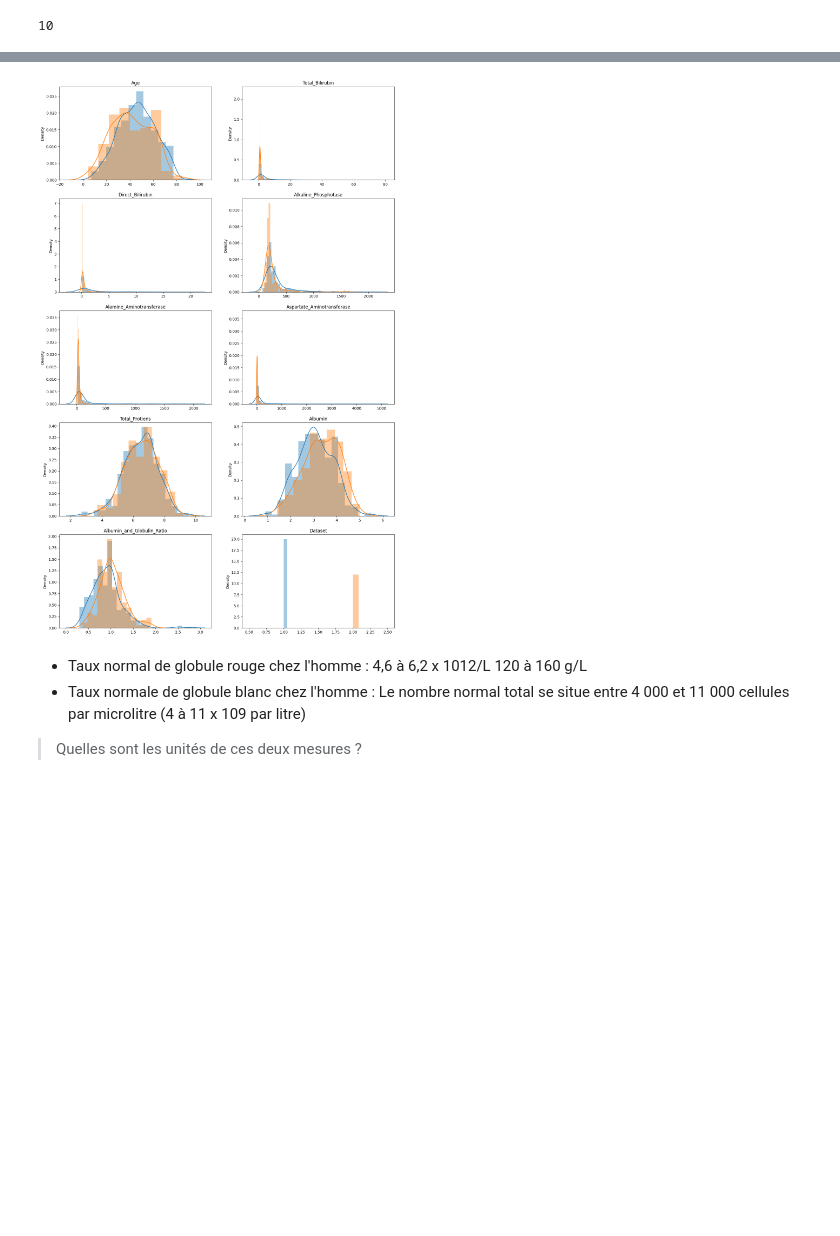
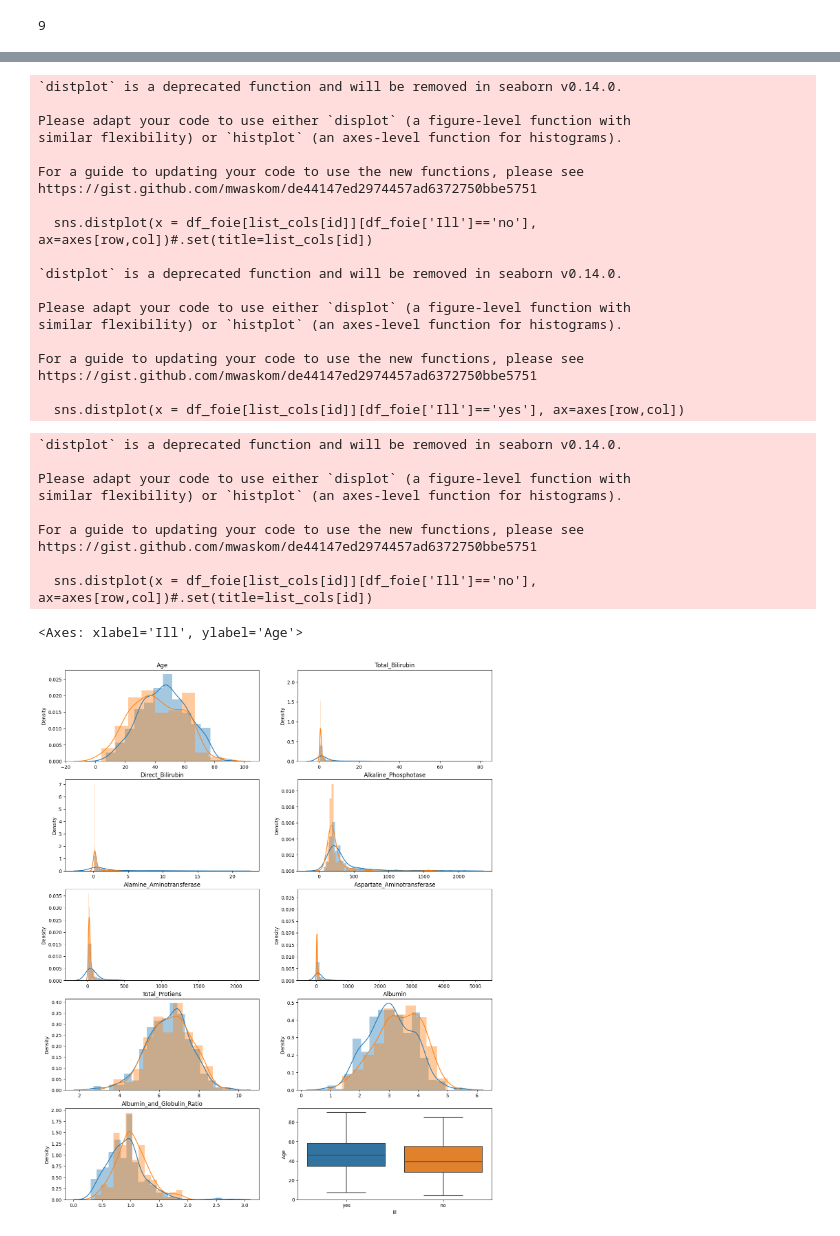
Before and after one commit to GITGENome/foie, a Jupyter notebook: Etude_maladie_foie.ipynb, the cells around one changed output, grey strips where cells are left out. Cells and saved outputs as stored; diff of their text form; code cells hidden in the pictures; blank space fills up the shorter version.

```diff
--- a/Etude_maladie_foie.ipynb
+++ b/Etude_maladie_foie.ipynb
@@ -35,0 +77,5 @@ Name: Dataset, dtype: int64
+# %%
+cat_cols = [col for col in df_foie.select_dtypes(['object']).columns]
+
+for col in cat_cols:
+  print(f"{col} : {df_foie[col].unique()} values\n")
@@ -35,0 +90,6 @@ Name: Dataset, dtype: int64
+# %%
+# Rennomage colonnes
+df_foie.rename(columns = {"Dataset":'Ill'}, inplace = True)
+
+# Rennomage données dans dataset
+df_foie['Ill'] = df_foie['Ill'].apply(lambda x : 'yes' if x==1 else 'no')
@@ -52,3 +125,6 @@ df_foie
+# %%
+# Suppression des valeurs manquantes
+df_foie.dropna(inplace = True)
 # %%
 for col in df_foie.select_dtypes(object).columns:
   print(df_foie[col].value_counts())
@@ -85,7 +171,7 @@ for row in range(nbre_ligne):
   for col in range(nbre_cols):
     if id < len(list_cols):
       plt.figure(figsize = (12,8))
-      sns.boxplot(x = df_rein[list_cols[id]], ax=axes[row,col])#.set(title=list_cols[id])
+      sns.boxplot(y = df_foie[list_cols[id]], x = df_foie['Ill'], ax=axes[row,col]) #.set(title=list_cols[id])
       id += 1
   print("\n")
 
@@ -112,8 +202,8 @@ for row in range(nbre_ligne):
 nbre_ligne = 5
 nbre_cols = 2
 
-fig, axes = plt.subplots(nbre_ligne, nbre_cols, figsize=(16, 26))
-list_cols = df_foie.select_dtypes([int,float]).columns
+fig, axes = plt.subplots(nbre_ligne, nbre_cols, figsize=(16, 20))
+list_cols = df_foie.select_dtypes([int,float]).columns.to_list()#+['Ill']
 
 print(len(list_cols))
 
@@ -122,13 +212,15 @@ for row in range(nbre_ligne):
   for col in range(nbre_cols):
     if id < len(list_cols):
       #plt.figure(figsize = (12,8))
-      sns.distplot(x = df_foie[list_cols[id]][df_foie['Dataset']==1], ax=axes[row,col], label = 'positif')
-      sns.distplot(x = df_foie[list_cols[id]][df_foie['Dataset']==2], ax=axes[row,col], label = 'negatif')#.set(title=list_cols[id])
+      sns.distplot(x = df_foie[list_cols[id]][df_foie['Ill']=='yes'], ax=axes[row,col])
+      sns.distplot(x = df_foie[list_cols[id]][df_foie['Ill']=='no'], ax=axes[row,col])#.set(title=list_cols[id])
       axes[row,col].set_title(list_cols[id])
       id += 1
-  print("\n")
+      print("\n")
+
+sns.boxplot(y = df_foie[list_cols[0]], x = df_foie['Ill'], ax=axes[nbre_ligne-1,nbre_cols-1])
 # %% [output]
-10
+9
 `distplot` is a deprecated function and will be removed in seaborn v0.14.0.
 
 Please adapt your code to use either `displot` (a figure-level function with
@@ -209,6 +355,30 @@ https://gist.github.com/mwaskom/de44147ed2974457ad6372750bbe5751
+`distplot` is a deprecated function and will be removed in seaborn v0.14.0.
+
+Please adapt your code to use either `displot` (a figure-level function with
+similar flexibility) or `histplot` (an axes-level function for histograms).
+
+For a guide to updating your code to use the new functions, please see
+https://gist.github.com/mwaskom/de44147ed2974457ad6372750bbe5751
+
+  sns.distplot(x = df_foie[list_cols[id]][df_foie['Ill']=='no'], ax=axes[row,col])#.set(title=list_cols[id])
+
+`distplot` is a deprecated function and will be removed in seaborn v0.14.0.
+
+Please adapt your code to use either `displot` (a figure-level function with
+similar flexibility) or `histplot` (an axes-level function for histograms).
+
+For a guide to updating your code to use the new functions, please see
+https://gist.github.com/mwaskom/de44147ed2974457ad6372750bbe5751
+
+  sns.distplot(x = df_foie[list_cols[id]][df_foie['Ill']=='yes'], ax=axes[row,col])
+`distplot` is a deprecated function and will be removed in seaborn v0.14.0.
+
+Please adapt your code to use either `displot` (a figure-level function with
+similar flexibility) or `histplot` (an axes-level function for histograms).
+
+For a guide to updating your code to use the new functions, please see
+https://gist.github.com/mwaskom/de44147ed2974457ad6372750bbe5751
+
+  sns.distplot(x = df_foie[list_cols[id]][df_foie['Ill']=='no'], ax=axes[row,col])#.set(title=list_cols[id])
+<Axes: xlabel='Ill', ylabel='Age'>
-[figure, old version]
+[figure, new version]
-# %% [markdown]
-- Taux normal de globule rouge chez l'homme :	4,6 à 6,2 x 1012/L	120 à 160 g/L
-- Taux normale de globule blanc chez l'homme : Le nombre normal total se situe entre 4 000 et 11 000 cellules par microlitre (4 à 11 x 109 par litre)
-
-> Quelles sont les unités de ces deux mesures ?
```
Also changed, not shown: parts of 45 cells of this notebook.
